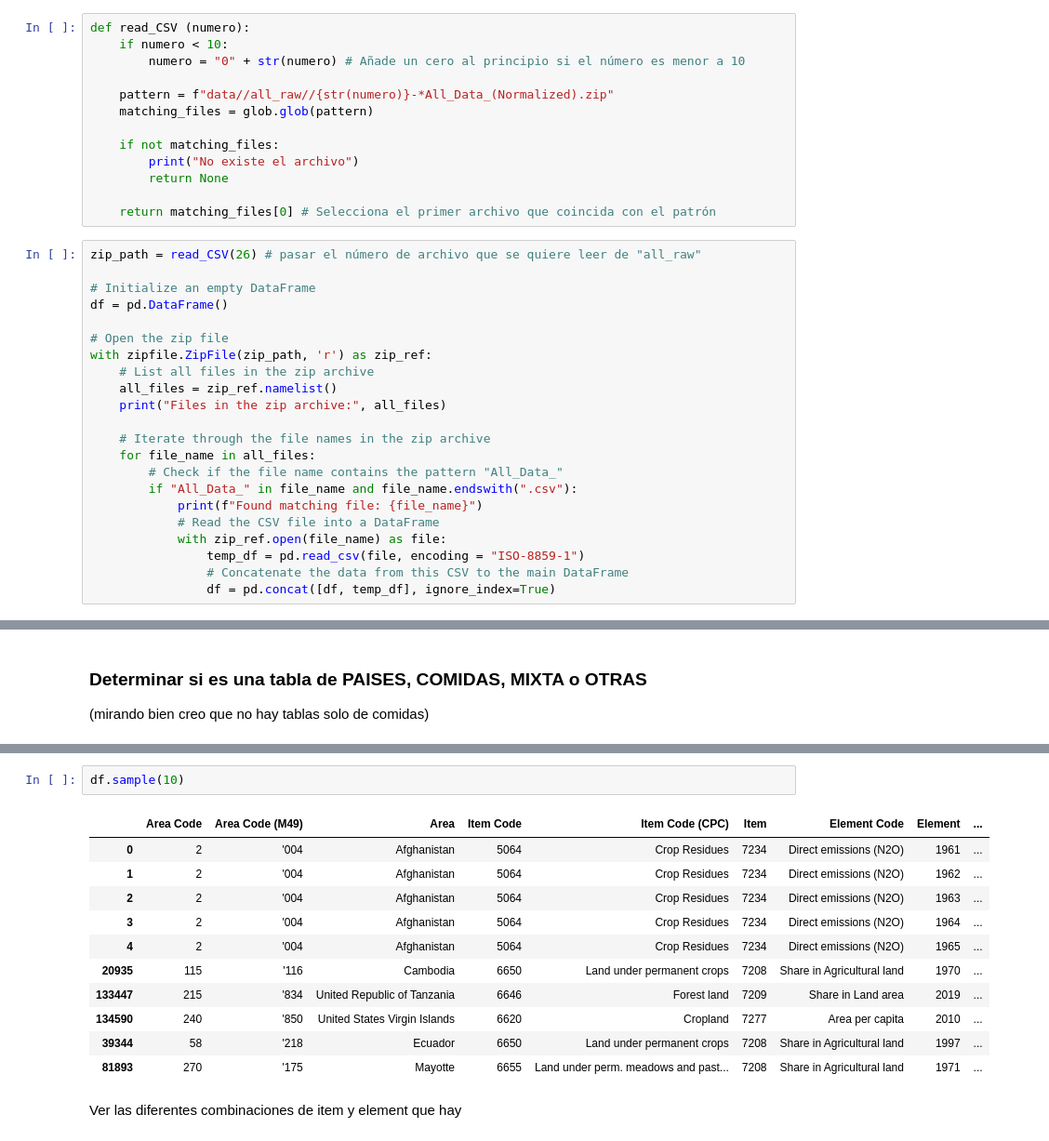
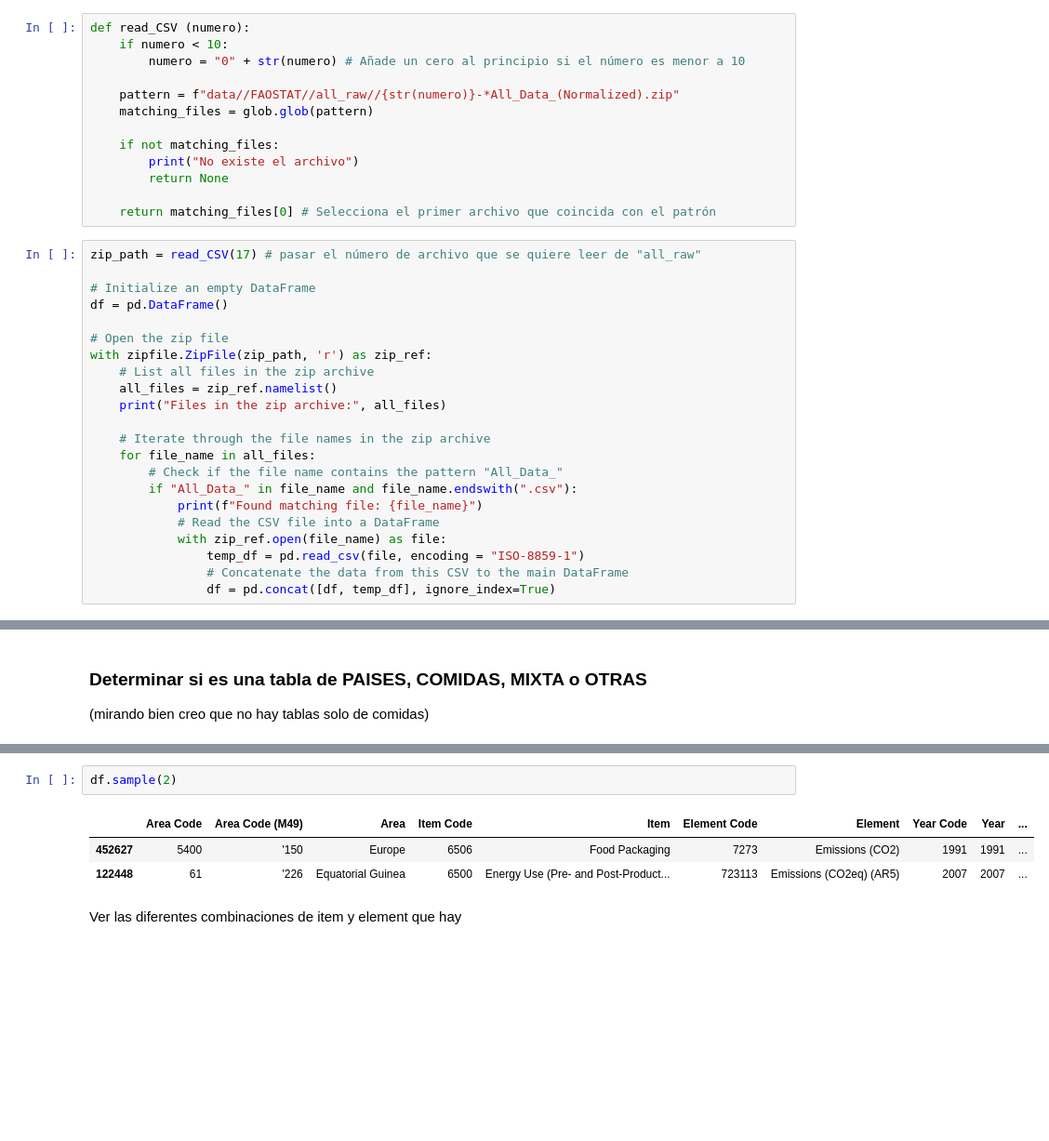
Before and after one commit to ezemriv/FAO-Food-CO2-Footprint, a Jupyter notebook: 03_groupby_extract_features.ipynb, the cells around one changed output, grey strips where cells are left out. Shown at 93% size. Drawn from its saved outputs; the diff is of its cells as text; blank space fills up the shorter version.

```diff
--- a/03_groupby_extract_features.ipynb
+++ b/03_groupby_extract_features.ipynb
@@ -20,7 +21,7 @@ def read_CSV (numero):
     if numero < 10:
         numero = "0" + str(numero) # Añade un cero al principio si el número es menor a 10
 
-    pattern = f"data//all_raw//{str(numero)}-*All_Data_(Normalized).zip"
+    pattern = f"data//FAOSTAT//all_raw//{str(numero)}-*All_Data_(Normalized).zip"
     matching_files = glob.glob(pattern)
 
     if not matching_files:
@@ -29,7 +30,7 @@ def read_CSV (numero):
 
     return matching_files[0] # Selecciona el primer archivo que coincida con el patrón
 # %%
-zip_path = read_CSV(26) # pasar el número de archivo que se quiere leer de "all_raw"
+zip_path = read_CSV(17) # pasar el número de archivo que se quiere leer de "all_raw"
 
 # Initialize an empty DataFrame
 df = pd.DataFrame()
@@ -72,17 +73,9 @@ La tabla parece ser de COMIDAS (comidas, cultivos o animales) Y PAISES
 # %%
-df.sample(10)
+df.sample(2)
 # %% [output]
-|  | Area Code | Area Code (M49) | Area | Item Code | Item Code (CPC) | Item | Element Code | Element | ... |
-| 0 | 2 | '004 | Afghanistan | 5064 | Crop Residues | 7234 | Direct emissions (N2O) | 1961 | ... |
-| 1 | 2 | '004 | Afghanistan | 5064 | Crop Residues | 7234 | Direct emissions (N2O) | 1962 | ... |
-| 2 | 2 | '004 | Afghanistan | 5064 | Crop Residues | 7234 | Direct emissions (N2O) | 1963 | ... |
-| 3 | 2 | '004 | Afghanistan | 5064 | Crop Residues | 7234 | Direct emissions (N2O) | 1964 | ... |
-| 4 | 2 | '004 | Afghanistan | 5064 | Crop Residues | 7234 | Direct emissions (N2O) | 1965 | ... |
-| 20935 | 115 | '116 | Cambodia | 6650 | Land under permanent crops | 7208 | Share in Agricultural land | 1970 | ... |
-| 133447 | 215 | '834 | United Republic of Tanzania | 6646 | Forest land | 7209 | Share in Land area | 2019 | ... |
-| 134590 | 240 | '850 | United States Virgin Islands | 6620 | Cropland | 7277 | Area per capita | 2010 | ... |
-| 39344 | 58 | '218 | Ecuador | 6650 | Land under permanent crops | 7208 | Share in Agricultural land | 1997 | ... |
-| 81893 | 270 | '175 | Mayotte | 6655 | Land under perm. meadows and past... | 7208 | Share in Agricultural land | 1971 | ... |
+|  | Area Code | Area Code (M49) | Area | Item Code | Item | Element Code | Element | Year Code | Year | ... |
+| 452627 | 5400 | '150 | Europe | 6506 | Food Packaging | 7273 | Emissions (CO2) | 1991 | 1991 | ... |
+| 122448 | 61 | '226 | Equatorial Guinea | 6500 | Energy Use (Pre- and Post-Product... | 723113 | Emissions (CO2eq) (AR5) | 2007 | 2007 | ... |
 # %% [markdown]
 Ver las diferentes combinaciones de item y element que hay
 # %%
```
Also changed, not shown: parts of 10 cells of this notebook, 6 other files.
